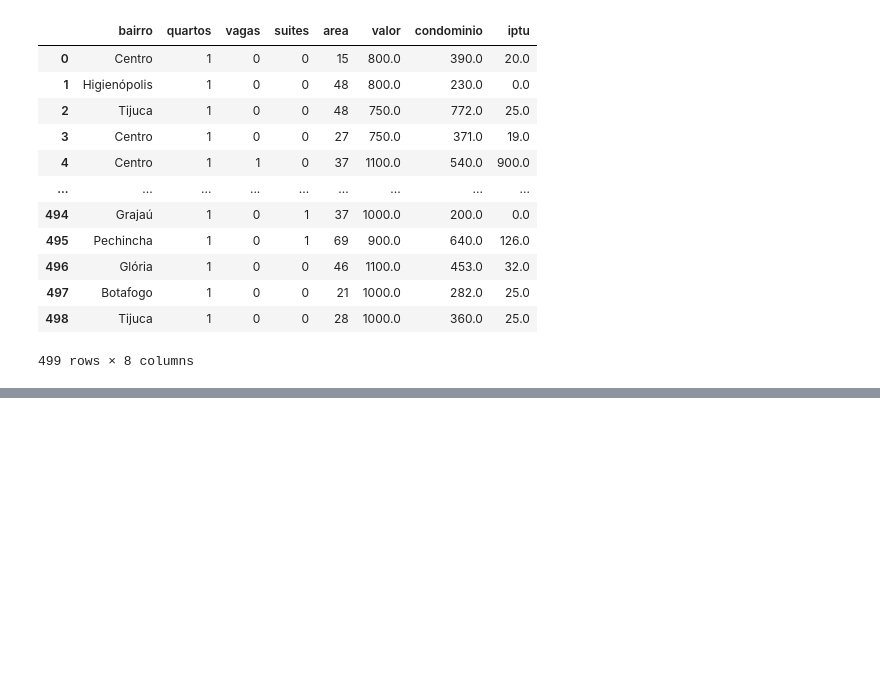
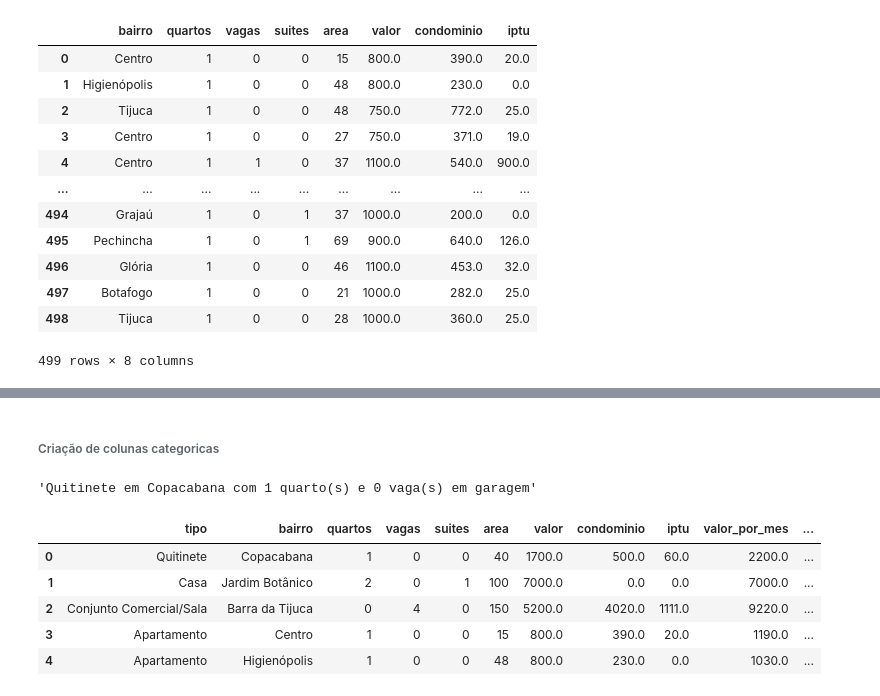
Before and after one commit to felipe-lim4/analise-exploratoria-alugueis, a Jupyter notebook: analise_exploratoria_alugueis.ipynb, the cells around one changed output, grey strips where cells are left out. Cells and saved outputs as stored; diff of their text form; code cells hidden in the pictures; blank space fills up the shorter version.

Commit message:
Criação de colunas

```diff
--- a/analise_exploratoria_alugueis.ipynb
+++ b/analise_exploratoria_alugueis.ipynb
@@ -317,0 +352,5 @@ pd.read_csv('dados_apartamentos.csv', sep=';')
+# %%
+df.fillna(0, inplace=True)
+# %%
+df['valor_por_mes'] = df['valor'] + df['condominio']
+df['valor_por_ano'] = df['valor_por_mes']*12 + df['iptu']
@@ -317,0 +366,19 @@ pd.read_csv('dados_apartamentos.csv', sep=';')
+# %% [markdown]
+###### Criação de colunas categoricas
+# %%
+df['descricao'] = df['tipo'] + ' em ' + df['bairro'] + ' com ' + df['quartos'].astype(str) + ' quarto(s) ' + 'e ' + df['vagas'].astype(str) + ' vaga(s) em garagem'
+# %%
+df.descricao[0]
+# %% [output]
+'Quitinete em Copacabana com 1 quarto(s) e 0 vaga(s) em garagem'
+# %%
+df['possui_suite'] = df['suites'] > 0
+# %%
+df.head()
+# %% [output]
+|  | tipo | bairro | quartos | vagas | suites | area | valor | condominio | iptu | valor_por_mes | ... |
+| 0 | Quitinete | Copacabana | 1 | 0 | 0 | 40 | 1700.0 | 500.0 | 60.0 | 2200.0 | ... |
+| 1 | Casa | Jardim Botânico | 2 | 0 | 1 | 100 | 7000.0 | 0.0 | 0.0 | 7000.0 | ... |
+| 2 | Conjunto Comercial/Sala | Barra da Tijuca | 0 | 4 | 0 | 150 | 5200.0 | 4020.0 | 1111.0 | 9220.0 | ... |
+| 3 | Apartamento | Centro | 1 | 0 | 0 | 15 | 800.0 | 390.0 | 20.0 | 1190.0 | ... |
+| 4 | Apartamento | Higienópolis | 1 | 0 | 0 | 48 | 800.0 | 230.0 | 0.0 | 1030.0 | ... |
```
Also changed, not shown: parts of 9 cells of this notebook.
